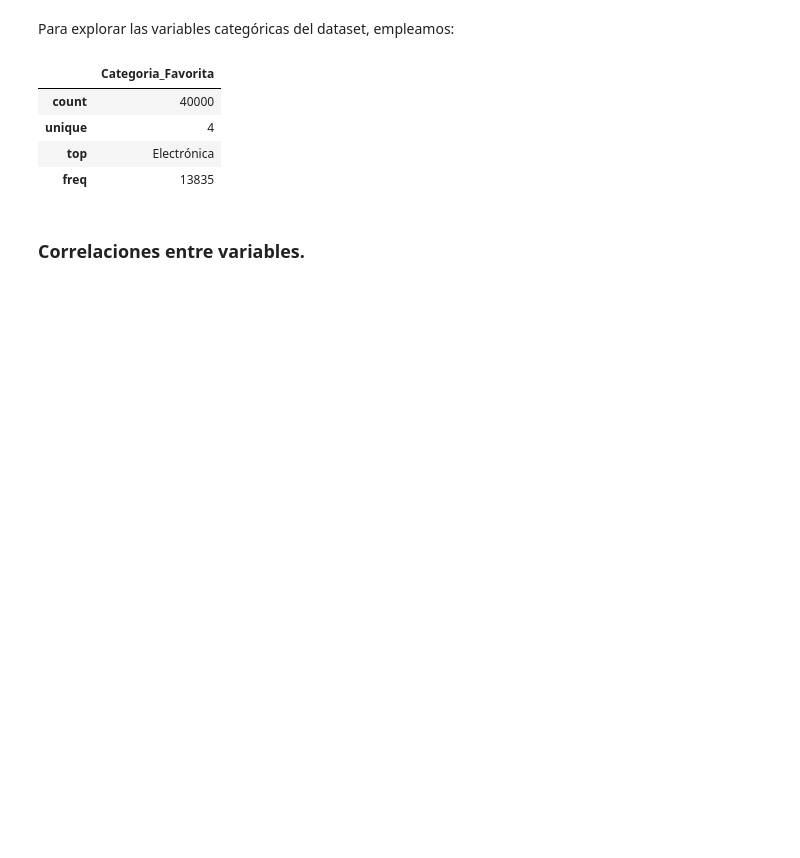
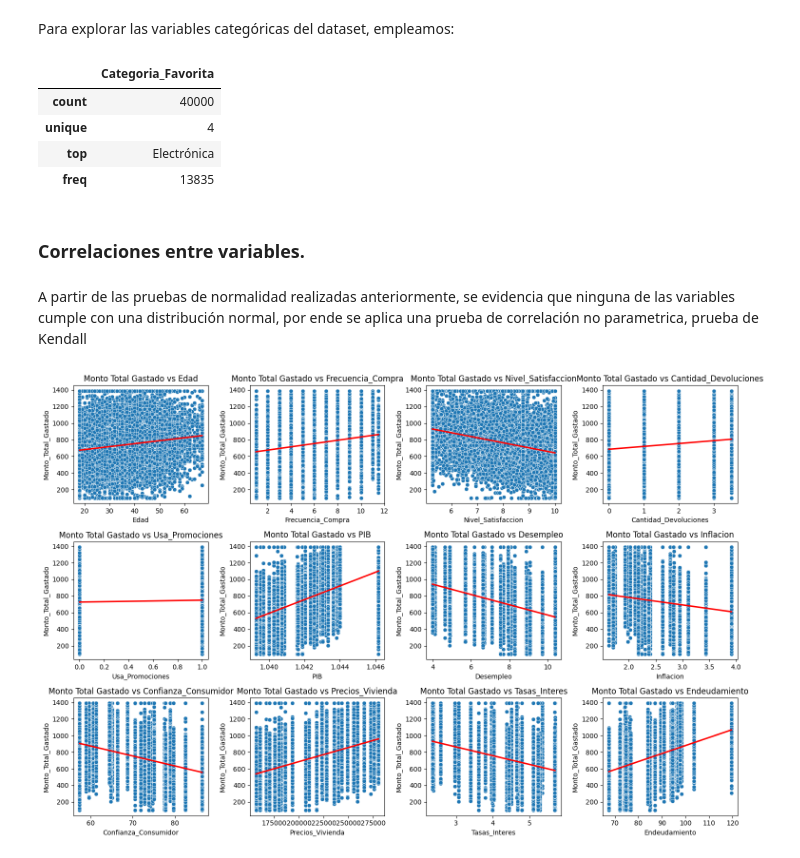
Before and after one commit to sebas3261/analitica, a Jupyter notebook: Untitled.ipynb, the cells around one changed output. Cells and saved outputs as stored; diff of their text form; code cells hidden in the pictures; blank space fills up the shorter version.

Commit message:
correlación

```diff
--- a/Untitled.ipynb
+++ b/Untitled.ipynb
@@ -272,3 +272,29 @@ df.describe(include = object)
 | freq | 13835 |
 # %% [markdown]
 ### Correlaciones entre variables.
+# %% [markdown]
+A partir de las pruebas de normalidad realizadas anteriormente, se evidencia que ninguna de las variables cumple con una distribución normal, por ende se aplica una prueba de correlación no parametrica, prueba de Kendall
+# %%
+import pandas as pd
+import matplotlib.pyplot as plt
+import seaborn as sns
+
+# Seleccionar solo variables relevantes
+vars_explicativas = ['Edad', 'Frecuencia_Compra', 'Nivel_Satisfaccion', 'Cantidad_Devoluciones',
+                     'Usa_Promociones', 'PIB', 'Desempleo', 'Inflacion', 'Confianza_Consumidor',
+                     'Precios_Vivienda', 'Tasas_Interes', 'Endeudamiento']
+
+# Crear subplots
+fig, axes = plt.subplots(3, 4, figsize=(15, 10))  # Ajustar según la cantidad de variables
+axes = axes.flatten()
+
+# Generar scatter plots con regresión
+for i, var in enumerate(vars_explicativas):
+    sns.scatterplot(x=df[var], y=df['Monto_Total_Gastado'], ax=axes[i])
+    sns.regplot(x=df[var], y=df['Monto_Total_Gastado'], ax=axes[i], scatter=False, color='red')
+    axes[i].set_title(f"Monto Total Gastado vs {var}")
+
+plt.tight_layout()
+plt.show()
+# %% [output]
+[figure, added]
```
Also changed, not shown: parts of 3 cells of this notebook.
